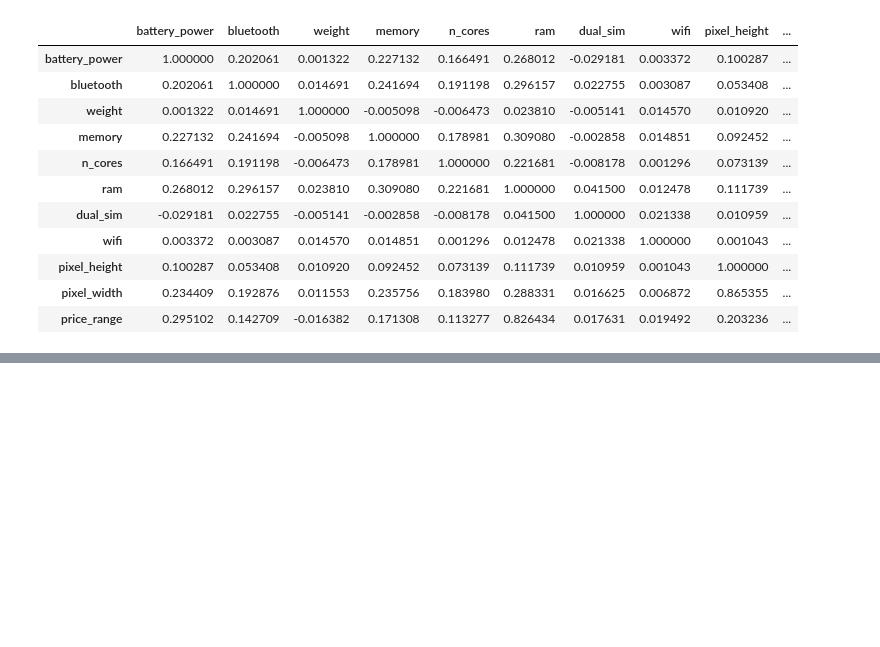
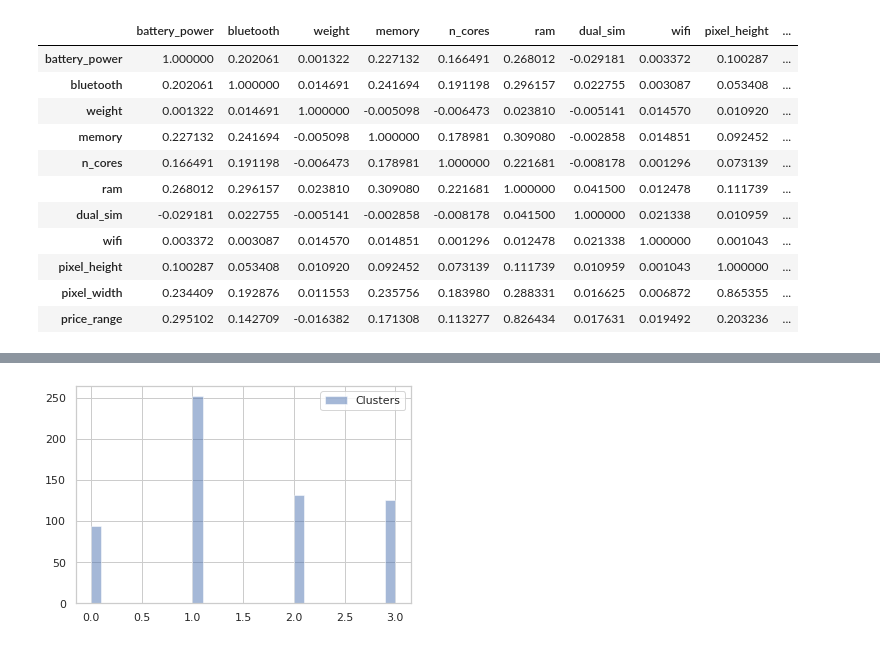
Before and after one commit to Illidan777/rbd_hw, a Jupyter notebook: hw8/hw8.ipynb, the cells around one changed output, grey strips where cells are left out. Saved outputs shown, nothing was run; the diff lists cells and outputs as text; code cells hidden in the pictures; blank space fills up the shorter version.

```diff
--- a/hw8/hw8.ipynb
+++ b/hw8/hw8.ipynb
@@ -532,0 +617,27 @@ linear_regression.predict(X_test)
+# %%
+# Отже перейдемо до побудови предікшену віришуючи задачу класифікації.  В якості моделі для початку я оберу
+# метод найближчих сусідів. Стосовно оцінки якості, застосуємо метод з попереднього пункту.
+# Подивлюсь як він себе проявить. І також спробувати на ділі баєсівський класифікатор та порівняти
+
+
+#Отримаємо датафрем с прайс ренджом без пропусків
+df_with_true_value = df[df['price_range'].notnull()]
+
+#Отримаємо матрицю без прайс ренджа та вектор з прайс ренджом
+X = df_with_true_value.drop(columns = ['price_range'])
+Y = df_with_true_value['price_range']
+
+#Заспілтимо
+X_train, X_test, Y_train, Y_test = train_test_split(X, Y, test_size=0.2, random_state=101)
+
+from sklearn import neighbors
+
+#Методом підбору кількість сусідів 8 показало накрайщи результат, варіація була приблизно в 1 два відсотка
+knn_model = neighbors.KNeighborsClassifier(n_neighbors=8)
+knn_model.fit(X_train, Y_train)
+
+pred = knn_model.predict(X_test)
+
+accuracy = accuracy_score(Y_test, pred)
+
+print('Accuracy(KNN) with all columns: ', accuracy)
@@ -532,0 +800,20 @@ linear_regression.predict(X_test)
+# %%
+# Тепер можемо взяти оптимальну кількість кластерів з попереднього досліду та застосувати. Та перевіримо
+# діагhами
+# частот наших кластерів та прайсів в тру векторі
+
+X = df_with_true_value.drop(columns = ['price_range'])
+Y = df_with_true_value['price_range']
+
+X_train, X_test, Y_train, Y_test = train_test_split(X, Y, test_size=0.2, random_state=101)
+
+k_means_model = KMeans(n_clusters=4)
+k_means_model.fit(X_train, Y_train)
+
+pred = k_means_model.predict(X_test)
+# %%
+plt.hist(pred, bins=30, alpha=0.5, label='Clusters')
+plt.legend()
+plt.show()
+# %% [output]
+[figure, added]
```
Also changed, not shown: parts of 19 cells of this notebook.
